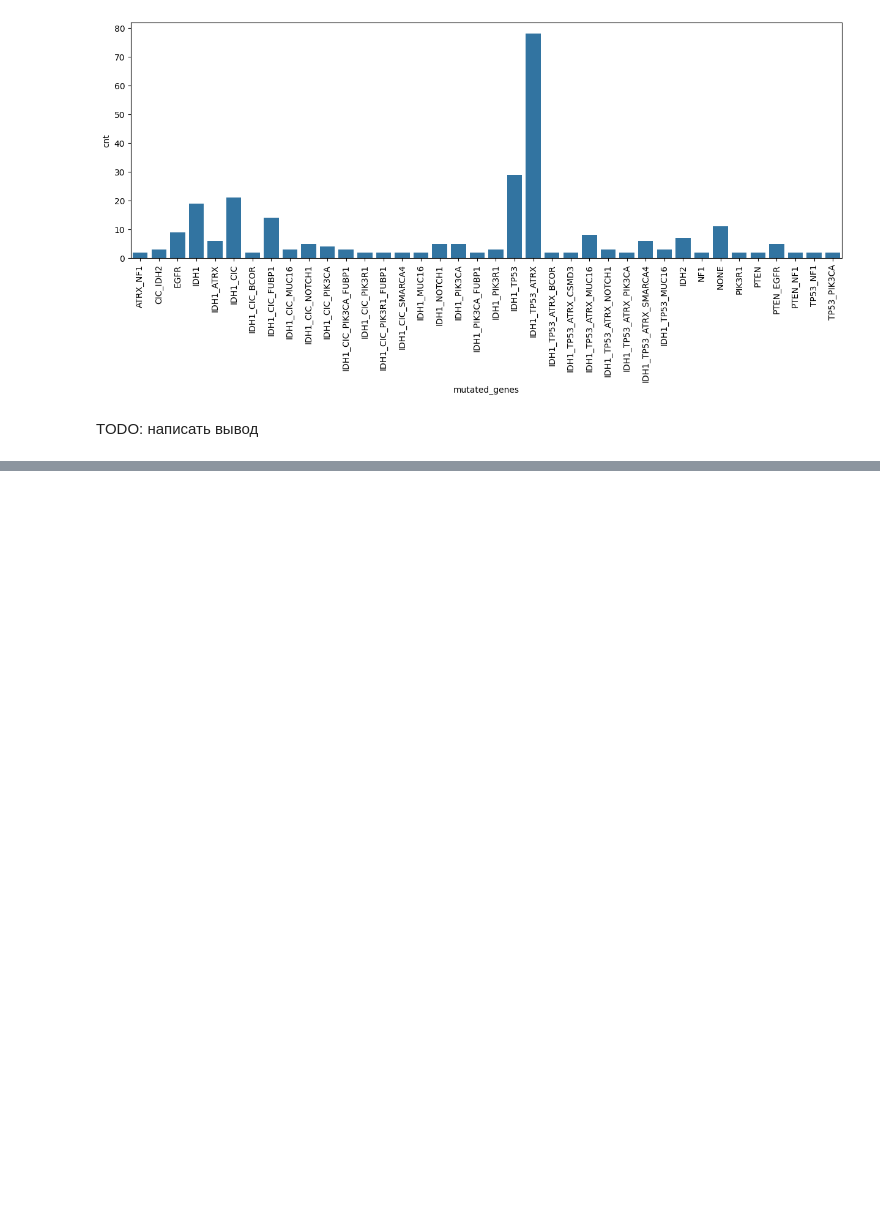
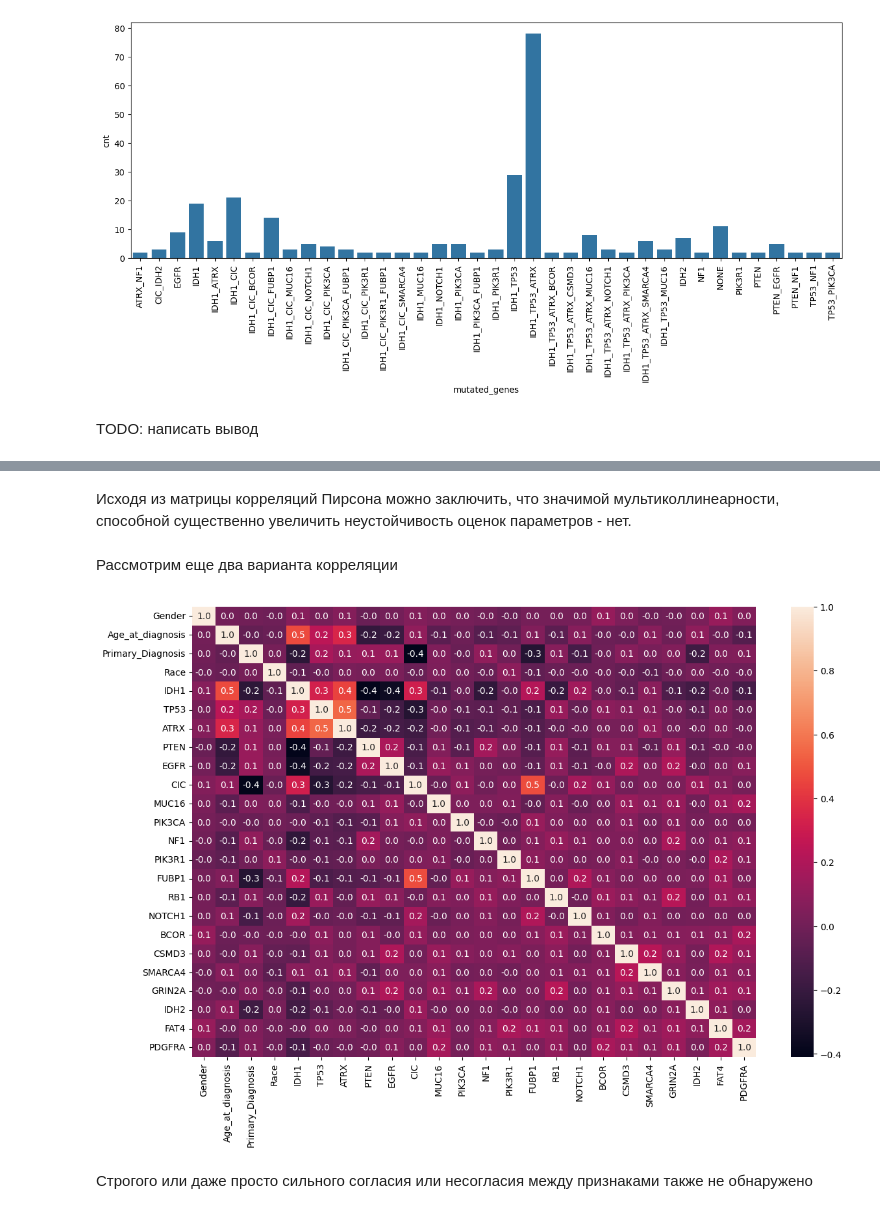
Before and after one commit to Red-Caesar/ML, a Jupyter notebook: Lab1/EDA.ipynb, the cells around one changed output, grey strips where cells are left out. Cells and saved outputs as stored; diff of their text form; code cells hidden in the pictures; blank space fills up the shorter version.

```diff
--- a/Lab1/EDA.ipynb
+++ b/Lab1/EDA.ipynb
@@ -218,0 +228,12 @@ dtype: object
+# %% [markdown]
+Исходя из матрицы корреляций Пирсона можно заключить, что значимой мультиколлинеарности, способной существенно увеличить неустойчивость оценок параметров - нет.
+# %% [markdown]
+Рассмотрим еще два варианта корреляции
+# %%
+plt.figure(figsize=(14, 9))
+sns.heatmap(pd.DataFrame(data=encoded_train).corr(method="kendall"), annot=True, fmt=".1f")
+plt.show()
+# %% [output]
+[figure, added]
+# %% [markdown]
+Строгого или даже просто сильного согласия или несогласия между признаками также не обнаружено
```
Also changed, not shown: parts of 9 cells of this notebook.
